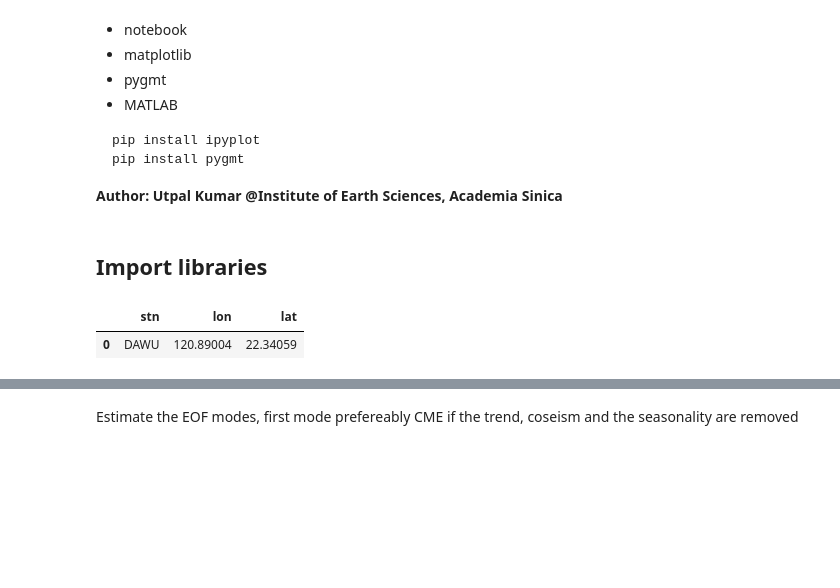
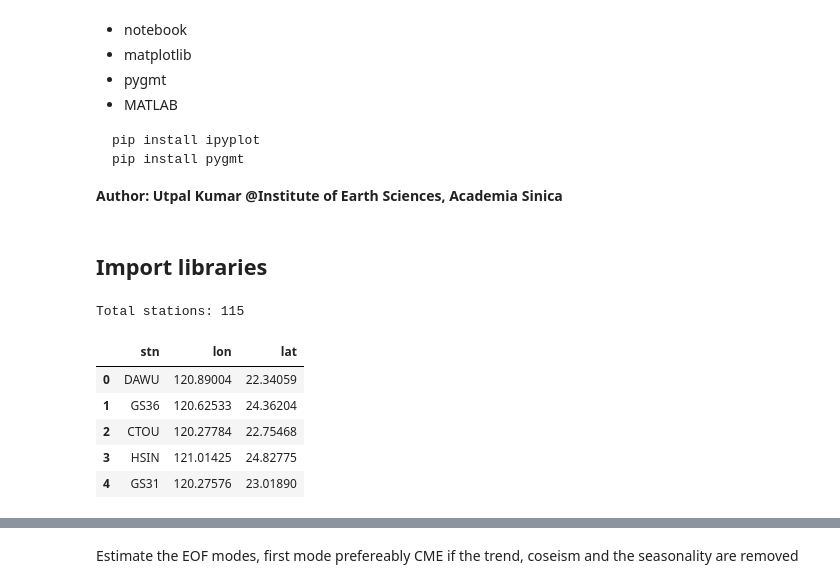
Before and after one commit to earthinversion/Dynamic-Time-Warping-based-Hierarchical-Agglomerative-Clustering, a Jupyter notebook: part3_eof_analysis_of_data.ipynb, the cells around one changed output, grey strips where cells are left out. Saved outputs shown, nothing was run; the diff lists cells and outputs as text; code cells hidden in the pictures; blank space fills up the shorter version.

```diff
--- a/part3_.ipynb
+++ b/part3_eof_analysis_of_data.ipynb
@@ -32,11 +32,16 @@ import ipyplot
 # %%
 ## read the station info file
 stnloc = pd.read_csv('helper_files/selected_stations_info.txt')
+print(f"Total stations: {stnloc.shape[0]}")
 stnloc.head()
-stnloc[stnloc['stn']=='DAWU']
 # %% [output]
+Total stations: 115
 |  | stn | lon | lat |
 | 0 | DAWU | 120.89004 | 22.34059 |
+| 1 | GS36 | 120.62533 | 24.36204 |
+| 2 | CTOU | 120.27784 | 22.75468 |
+| 3 | HSIN | 121.01425 | 24.82775 |
+| 4 | GS31 | 120.27576 | 23.01890 |
 # %%
 outloc="Maps"
 plot_stations.plot_station_map(station_data = 'helper_files/selected_stations_info.txt', outloc=outloc)
```
Also changed, not shown: parts of 7 cells of this notebook, 20 other files.
